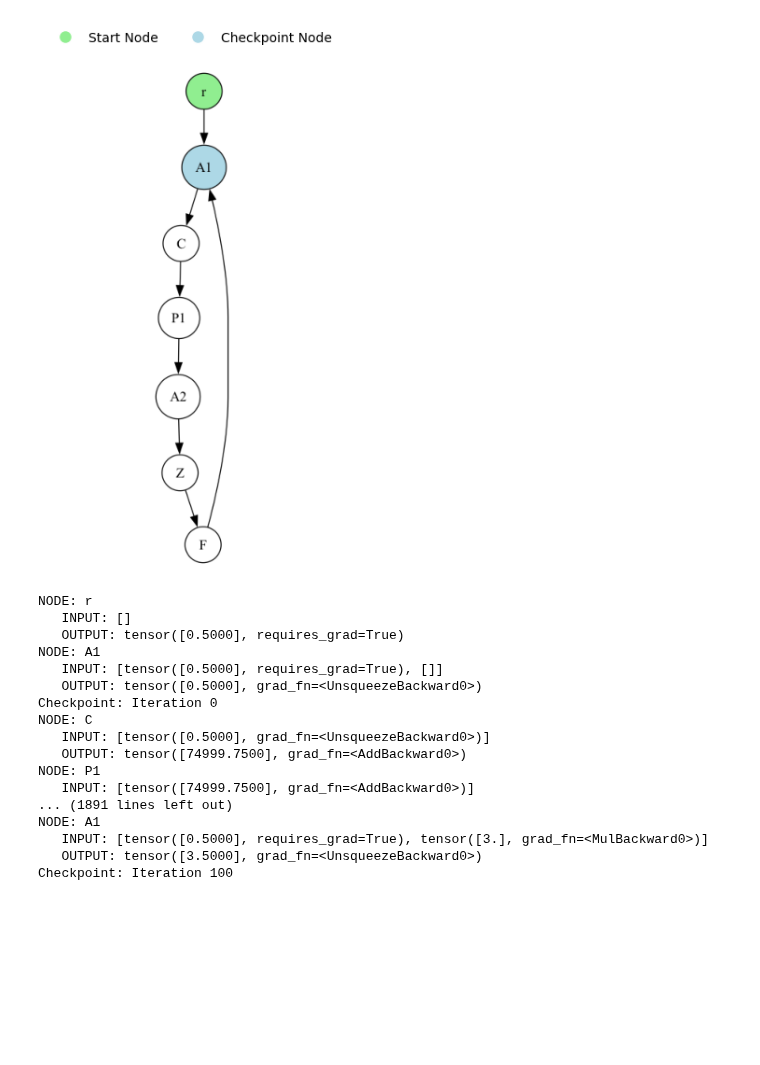
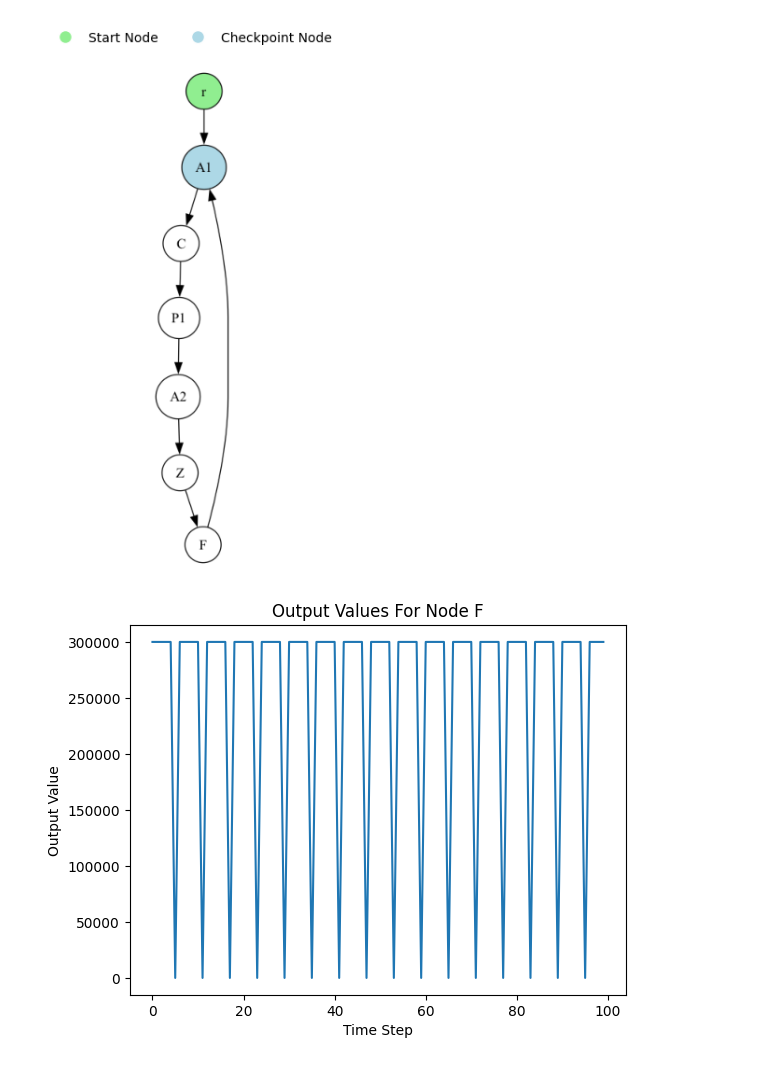
Before and after one commit to humancompatible/interconnect, a Jupyter notebook: examples/basic_simulation.ipynb, the cells around one changed output. Drawn from its saved outputs; the diff is of its cells as text; code cells hidden in the pictures; blank space fills up the shorter version.

```diff
--- a/examples/basic_simulation.ipynb
+++ b/examples/basic_simulation.ipynb
@@ -179,25 +179,11 @@ sim.plot.render_graph()
 # %% [output]
 [figure]
 # %%
-sim.system.run(100,True)
+sim.system.run(100,False)
-# %% [output]
-NODE: r
-   INPUT: []
-   OUTPUT: tensor([0.5000], requires_grad=True)
-NODE: A1
-   INPUT: [tensor([0.5000], requires_grad=True), []]
-   OUTPUT: tensor([0.5000], grad_fn=<UnsqueezeBackward0>)
-Checkpoint: Iteration 0
-NODE: C
-   INPUT: [tensor([0.5000], grad_fn=<UnsqueezeBackward0>)]
-   OUTPUT: tensor([74999.7500], grad_fn=<AddBackward0>)
-NODE: P1
-   INPUT: [tensor([74999.7500], grad_fn=<AddBackward0>)]
-... (1891 lines left out)
-NODE: A1
-   INPUT: [tensor([0.5000], requires_grad=True), tensor([3.], grad_fn=<MulBackward0>)]
-   OUTPUT: tensor([3.5000], grad_fn=<UnsqueezeBackward0>)
-Checkpoint: Iteration 100
+# %%
+sim.plot.node_outputs(fil)
+# %% [output]
+[figure, added]
 # %%
 sim.plot.runtimes()
 # %% [output]
```
Also changed, not shown: parts of 2 cells of this notebook, 6 other files.
